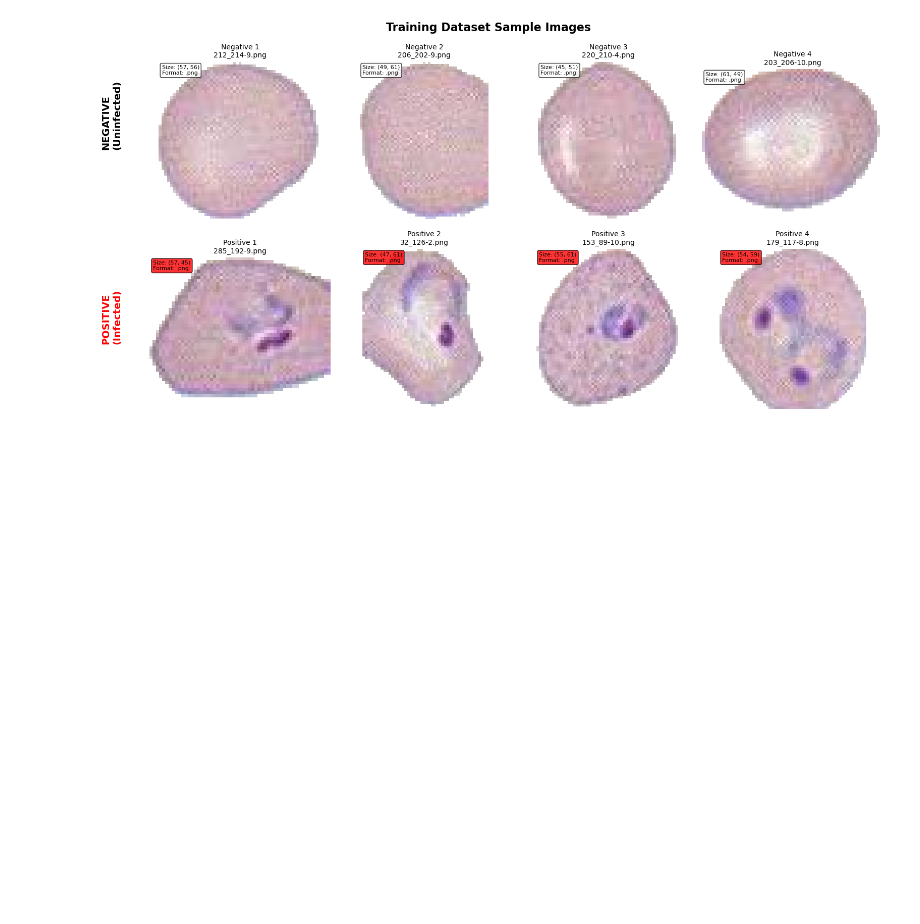
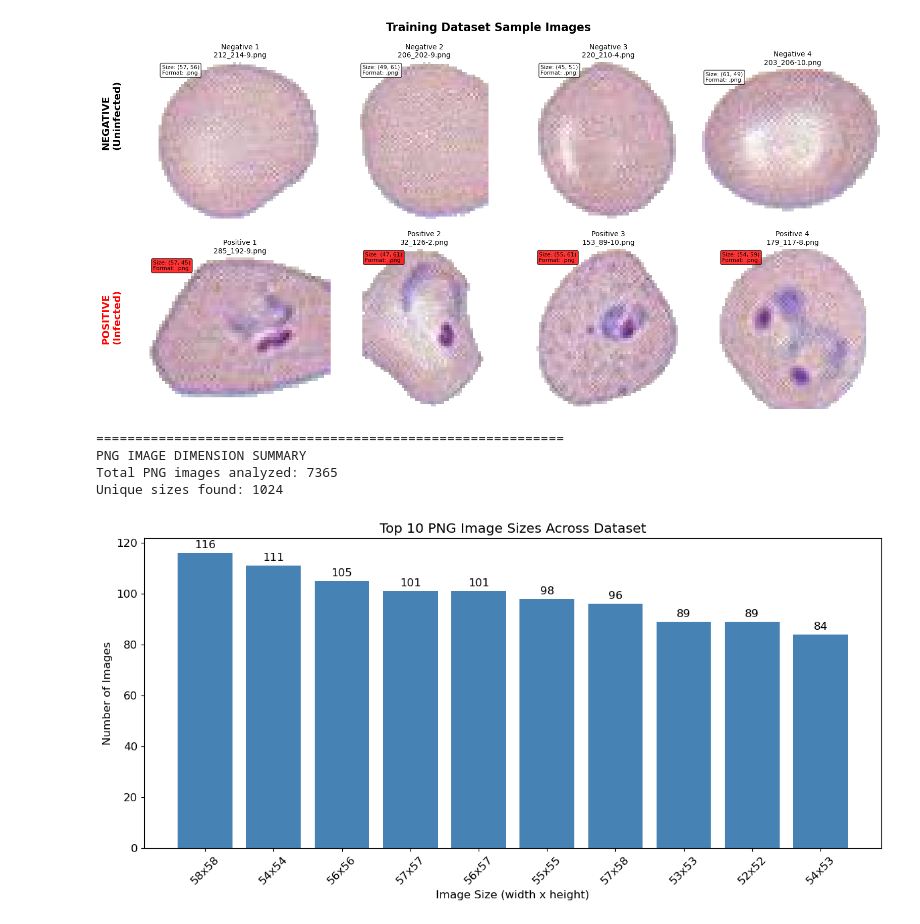
Before and after one commit to prajun7/ml-journey, a Jupyter notebook: MalariaDetection/MalariaDetection.ipynb, the cells around one changed output. Saved outputs shown, nothing was run; the diff lists cells and outputs as text; code cells hidden in the pictures; blank space fills up the shorter version.

```diff
--- a/MalariaDetection/MalariaDetection.ipynb
+++ b/MalariaDetection/MalariaDetection.ipynb
@@ -304,3 +305,54 @@ random.seed(42)
 visualize_training_samples()
 # %% [output]
 [figure]
+# %%
+# Analyze PNG image dimensions across the dataset
+
+def get_png_sizes(directory):
+    """Return a list of (width, height) tuples for PNG files in a directory."""
+    sizes = []
+    if not directory.exists():
+        print(f"Directory {directory} does not exist")
+        return sizes
+
+    for file_path in directory.glob('*.png'):
+        if file_path.is_file():
+            try:
+                with Image.open(file_path) as img:
+                    sizes.append(img.size)
+            except Exception as e:
+                print(f"  ✗ Could not read {file_path.name}: {e}")
+    return sizes
+
+overall_size_counter = Counter()
+
+for _, dir_path in directories:
+    sizes = get_png_sizes(dir_path)
+    size_counts = Counter(sizes)
+    overall_size_counter.update(size_counts)
+
+print(f"Total PNG images analyzed: {sum(overall_size_counter.values())}")
+print(f"Unique sizes found: {len(overall_size_counter)}")
+
+if overall_size_counter:
+    top_sizes = overall_size_counter.most_common(10)
+    labels = [f"{w}x{h}" for (w, h), _ in top_sizes]
+    counts = [count for _, count in top_sizes]
+
+    fig, ax = plt.subplots(figsize=(12, 6))
+    bars = ax.bar(labels, counts, color='steelblue')
+    ax.set_title('Top 10 PNG Image Sizes Across Dataset')
+    ax.set_xlabel('Image Size (width x height)')
+    ax.set_ylabel('Number of Images')
+    ax.bar_label(bars, labels=[str(c) for c in counts], padding=3)
+    plt.xticks(rotation=45)
+    plt.tight_layout()
+    plt.show()
+else:
+    print("No PNG images found for size analysis.")
+# %% [output]
+============================================================
+PNG IMAGE DIMENSION SUMMARY
+Total PNG images analyzed: 7365
+Unique sizes found: 1024
+[figure, added]
```
Also changed, not shown: parts of 1 cell of this notebook.
